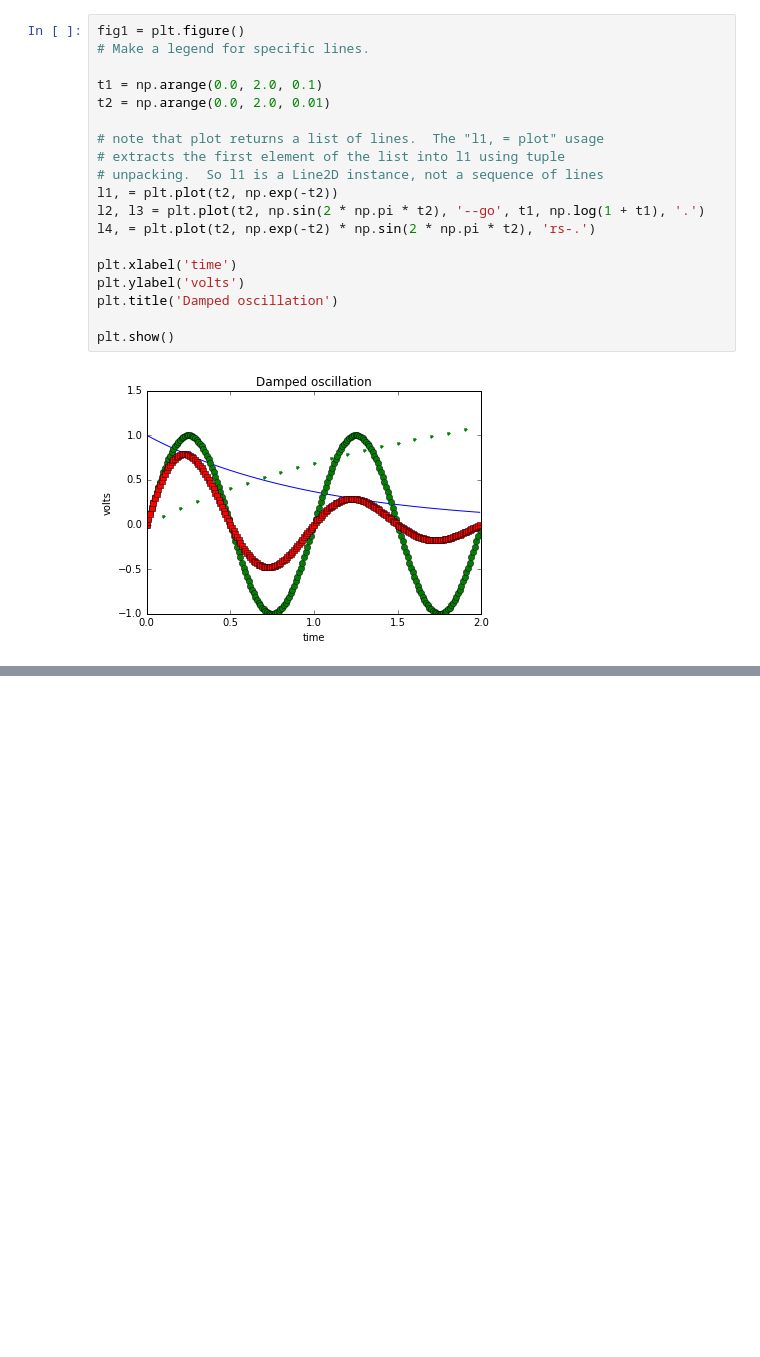
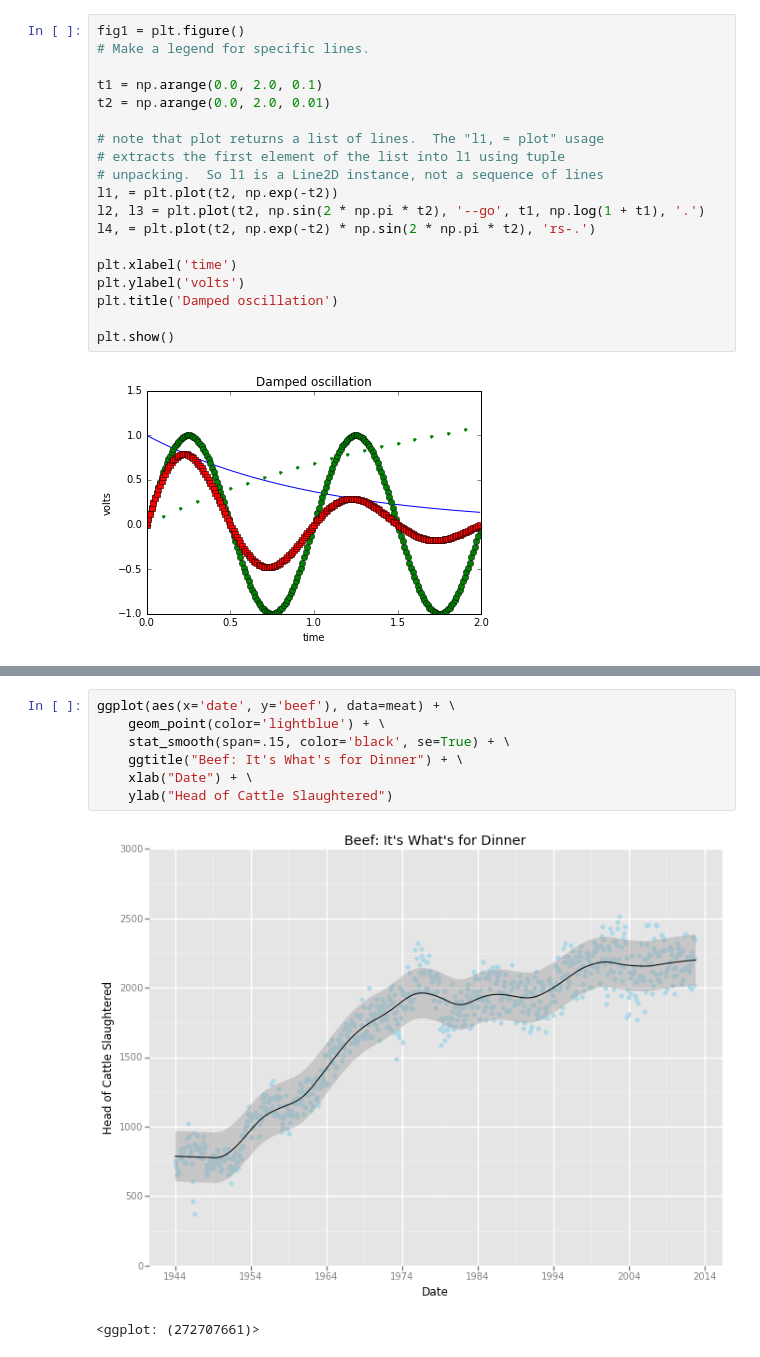
Before and after one commit to balcomes/ipython_notebooks, a Jupyter notebook: first_notebook.ipynb, the cells around one changed output, grey strips where cells are left out. Saved outputs shown, nothing was run; the diff lists cells and outputs as text; blank space fills up the shorter version.

Commit message:
Second commit, more plots added.

```diff
--- a/first_notebook.ipynb
+++ b/first_notebook.ipynb
@@ -74,3 +75,13 @@ setp(l, 'markerfacecolor', 'b')
 py.iplot_mpl(fig2)
 # %% [output]
 [interactive output not drawn]
+# %%
+ggplot(aes(x='date', y='beef'), data=meat) + \
+    geom_point(color='lightblue') + \
+    stat_smooth(span=.15, color='black', se=True) + \
+    ggtitle("Beef: It's What's for Dinner") + \
+    xlab("Date") + \
+    ylab("Head of Cattle Slaughtered")
+# %% [output]
+[figure, added]
+<ggplot: (272707661)>
```
Also changed, not shown: parts of 5 cells of this notebook.
